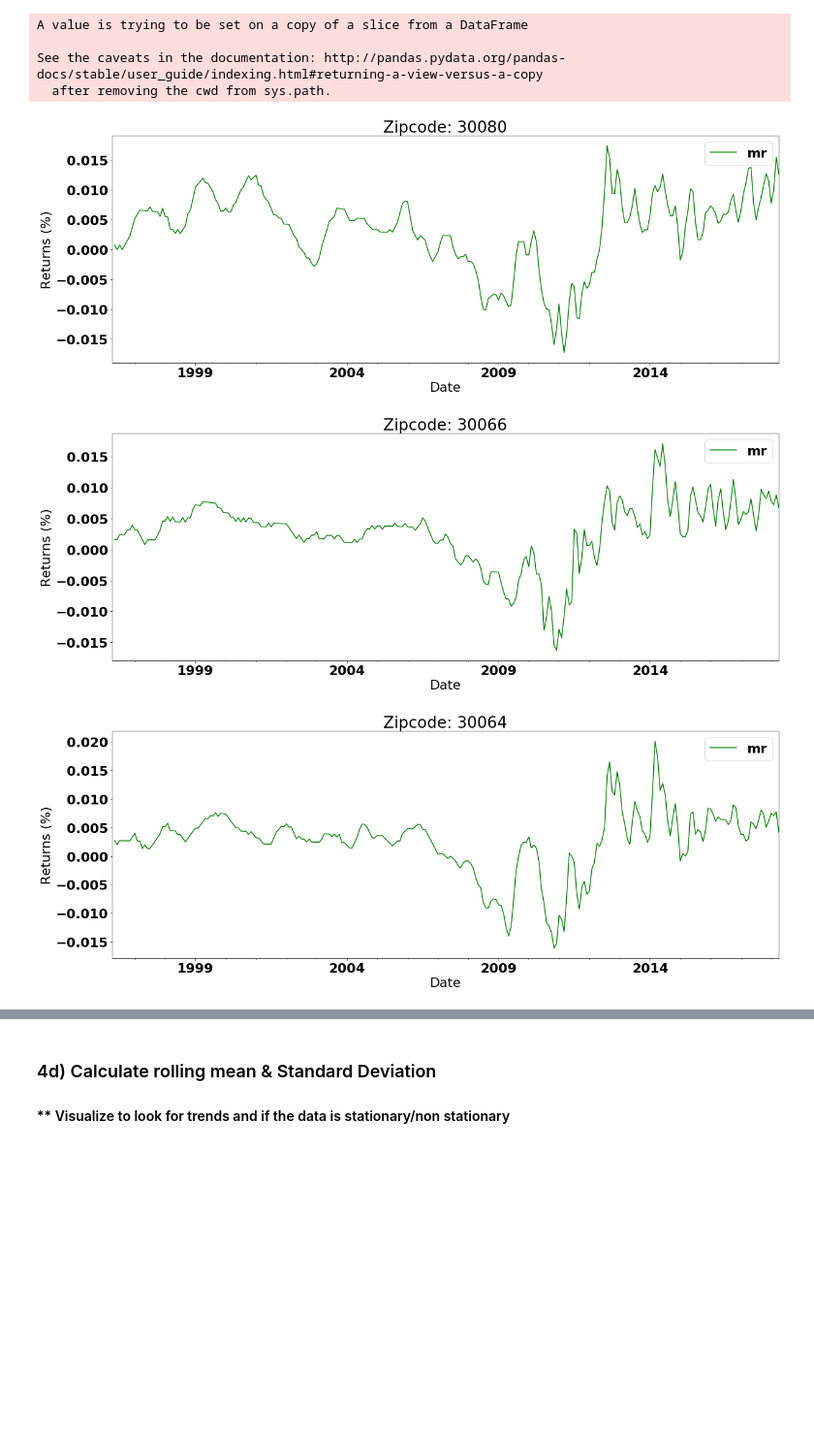
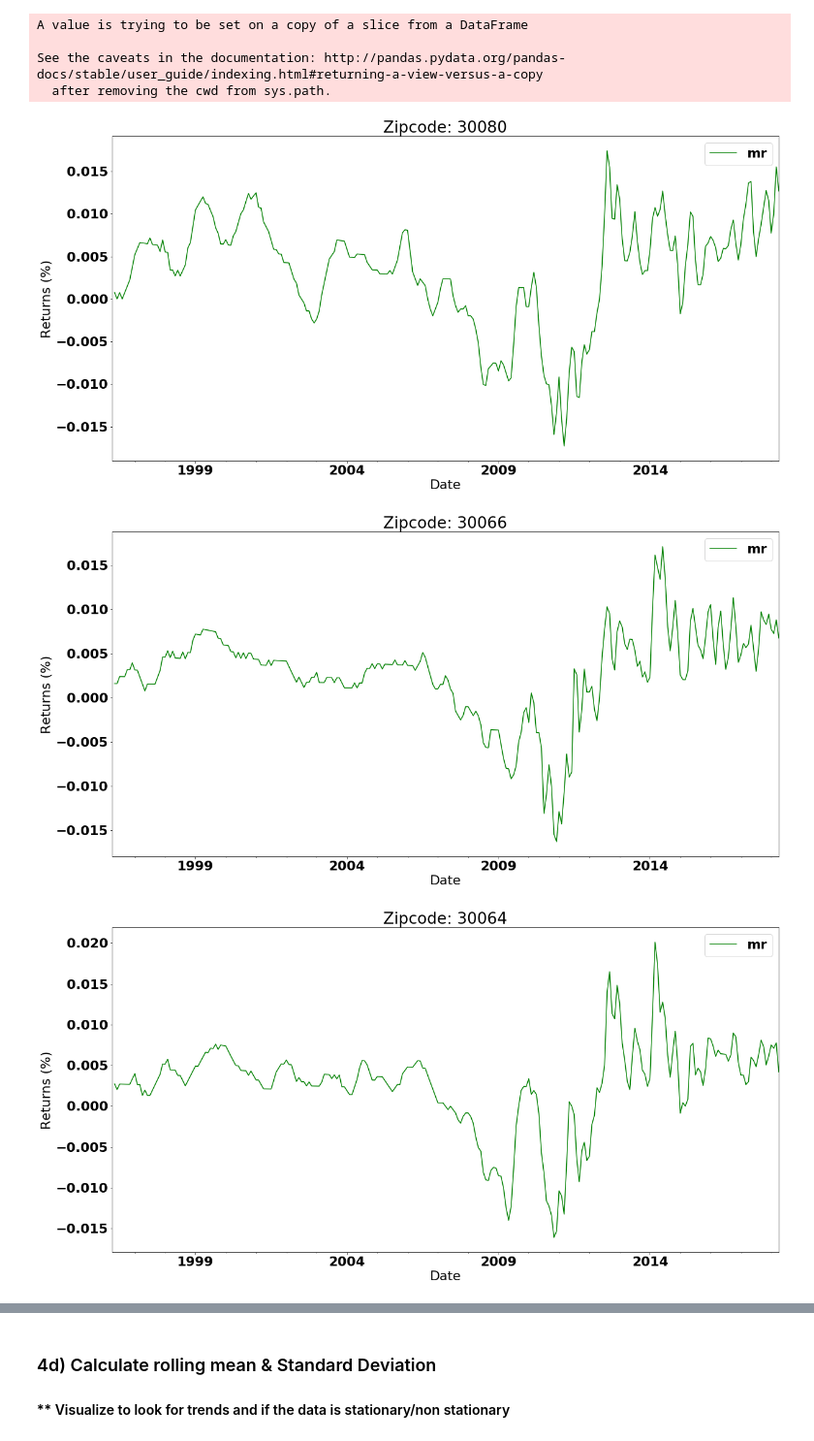
Before and after one commit to bryandj/dsc-mod-4-project-online-ds-ft-090919, a Jupyter notebook: Mod_4_Time_Series_Project_Jamieson.ipynb, the cells around one changed output, grey strips where cells are left out. Shown at 97% size. Drawn from its saved outputs; the diff is of its cells as text; code cells hidden in the pictures; blank space fills up the shorter version.

```diff
--- a/Mod_4_Time_Series_Project_Jamieson.ipynb
+++ b/Mod_4_Time_Series_Project_Jamieson.ipynb
@@ -561,13 +561,13 @@ See the caveats in the documentation: http://pandas.pydata.org/pandas-docs/stabl
   after removing the cwd from sys.path.
 # %%
 for i in range(len(ts)):
-    ts[i].mr.plot(figsize=(20,7), color = 'g')
+    ts[i].mr.plot(figsize=(20,10), color = 'g')
     plt.title(f'Zipcode: {ts[i].RegionName[0]}')
     plt.xlabel('Date')
     plt.ylabel('Returns (%)')
     plt.legend(loc='best')
     plt.show()
 # %% [output]
-[figure, old version]
+[figure, new version]
-[figure, old version]
+[figure, new version]
-[figure, old version]
+[figure, new version]
```
Also changed, not shown: parts of 15 cells of this notebook, 14 other files.
